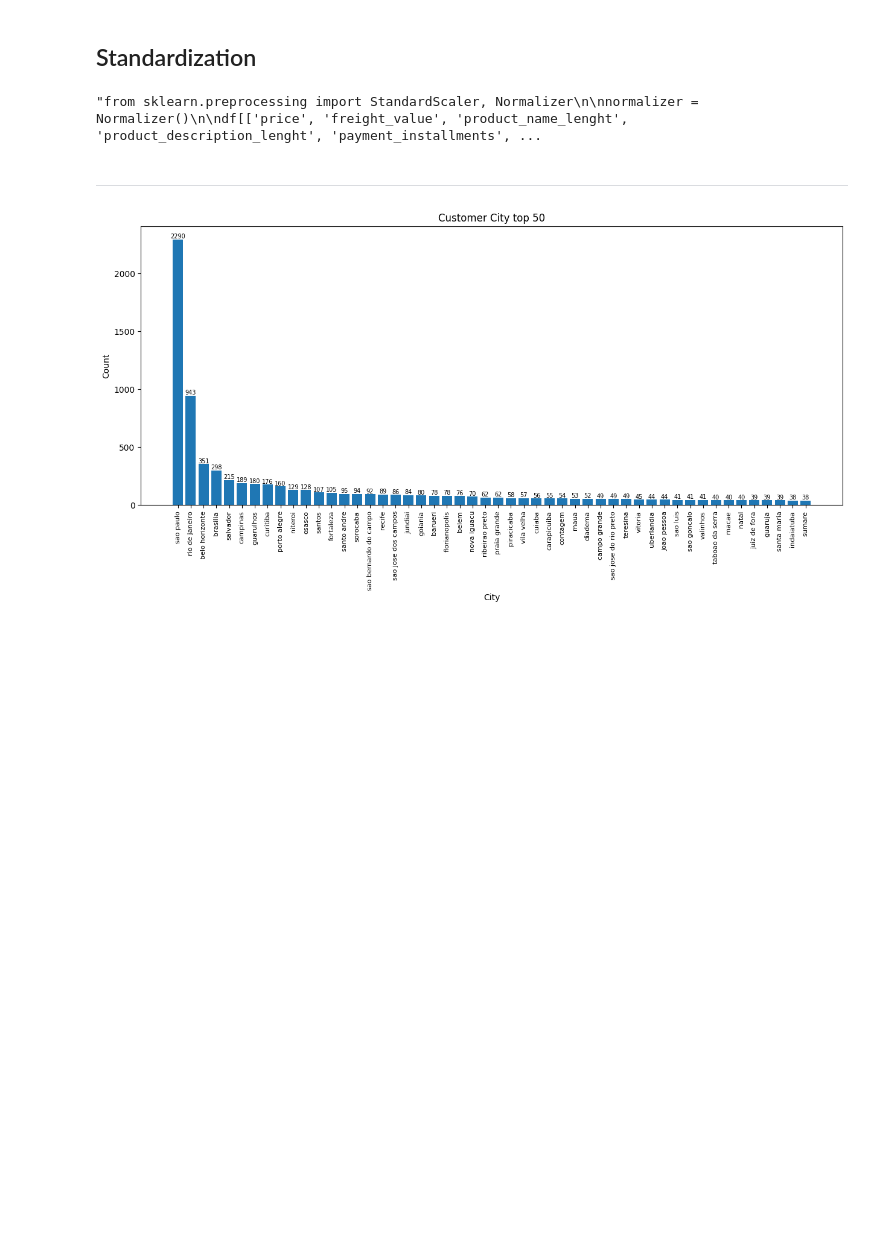
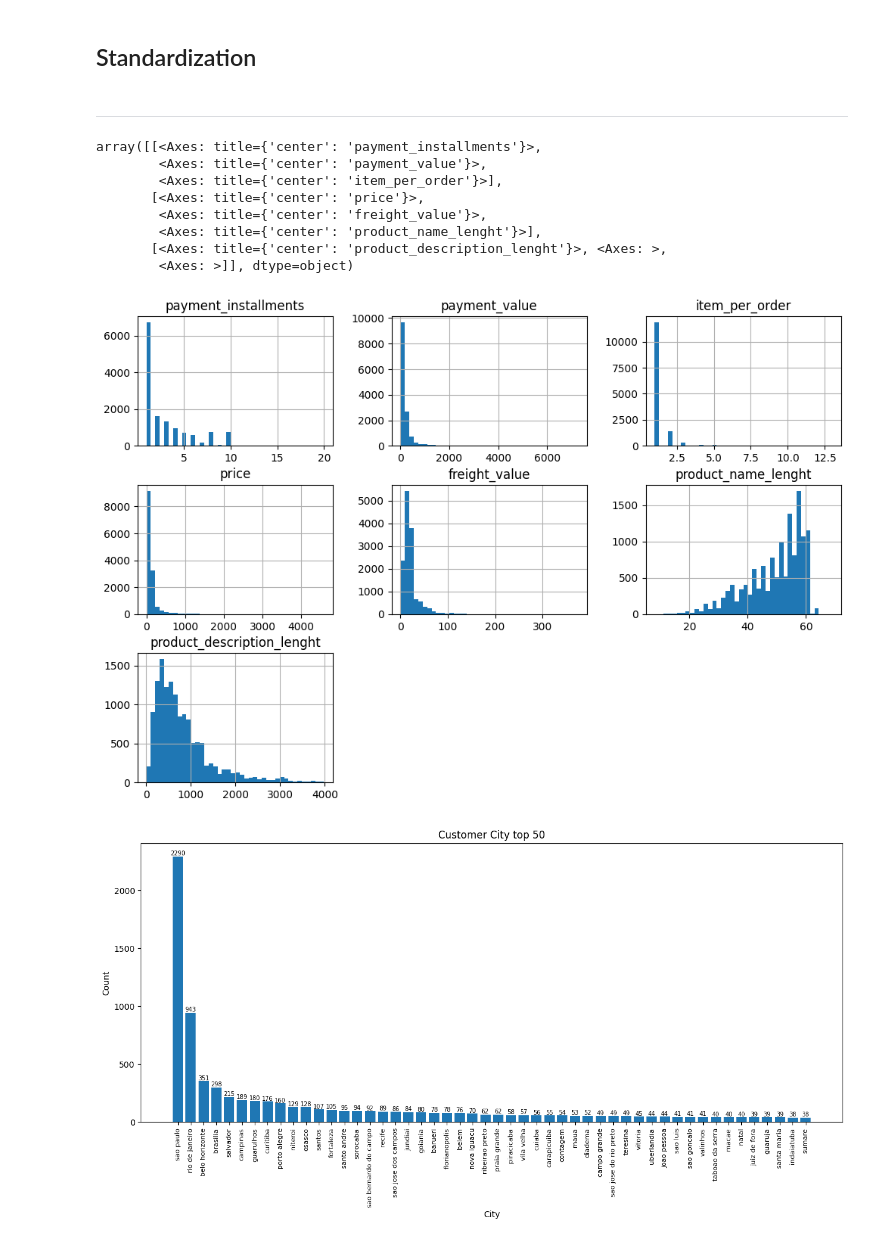
Before and after one commit to prffraia/Machine_Learning, a Jupyter notebook: 01_EDA.ipynb, the cells around one changed output. Cells and saved outputs as stored; diff of their text form; code cells hidden in the pictures; blank space fills up the shorter version.

```diff
--- a/01_EDA.ipynb
+++ b/01_EDA.ipynb
@@ -131,19 +131,20 @@ plt.show()
 There could be outliers due to the skewness of the distribution but with the boxplots we check better
 # %% [markdown]
 ## Standardization
-# %%
-'''from sklearn.preprocessing import StandardScaler, Normalizer
-
-normalizer = Normalizer()
-
-df[['price', 'freight_value', 'product_name_lenght', 'product_description_lenght', 'payment_installments', 'payment_value', 'item_per_order']] = normalizer.fit_transform(df[['price', 'freight_value', 'product_name_lenght', 'product_description_lenght', 'payment_installments', 'payment_value', 'item_per_order']])
-''''''scaler = StandardScaler()
-
-df[['price', 'freight_value', 'product_name_lenght', 'product_description_lenght']] = scaler.fit_transform(df[['price', 'freight_value', 'product_name_lenght', 'product_description_lenght']])'''
-# %% [output]
-"from sklearn.preprocessing import StandardScaler, Normalizer\n\nnormalizer = Normalizer()\n\ndf[['price', 'freight_value', 'product_name_lenght', 'product_description_lenght', 'payment_installments', ...
 # %% [markdown]
 ---
+# %%
+df.hist(figsize=(12,8), bins=40)
+# %% [output]
+array([[<Axes: title={'center': 'payment_installments'}>,
+        <Axes: title={'center': 'payment_value'}>,
+        <Axes: title={'center': 'item_per_order'}>],
+       [<Axes: title={'center': 'price'}>,
+        <Axes: title={'center': 'freight_value'}>,
+        <Axes: title={'center': 'product_name_lenght'}>],
+       [<Axes: title={'center': 'product_description_lenght'}>, <Axes: >,
+        <Axes: >]], dtype=object)
+[figure, added]
 # %%
 # Customer City
 fig, ax = plt.subplots(figsize=(15, 6))
```
Also changed, not shown: parts of 4 cells of this notebook.
